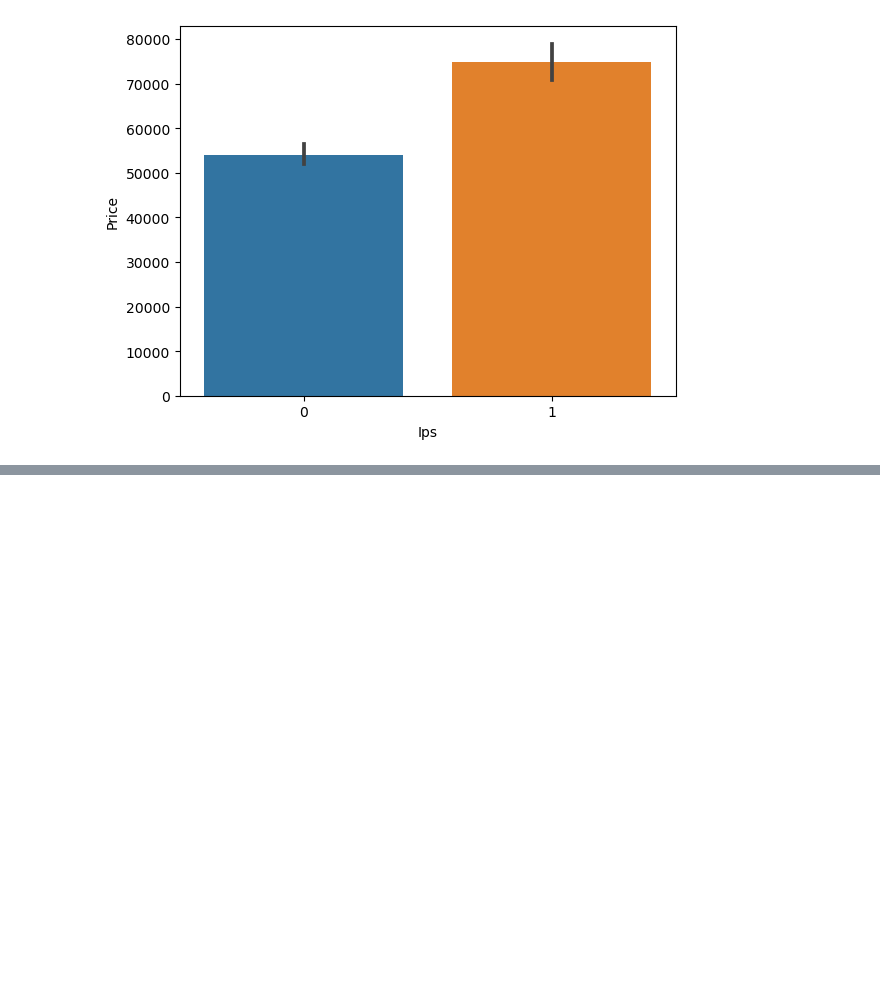
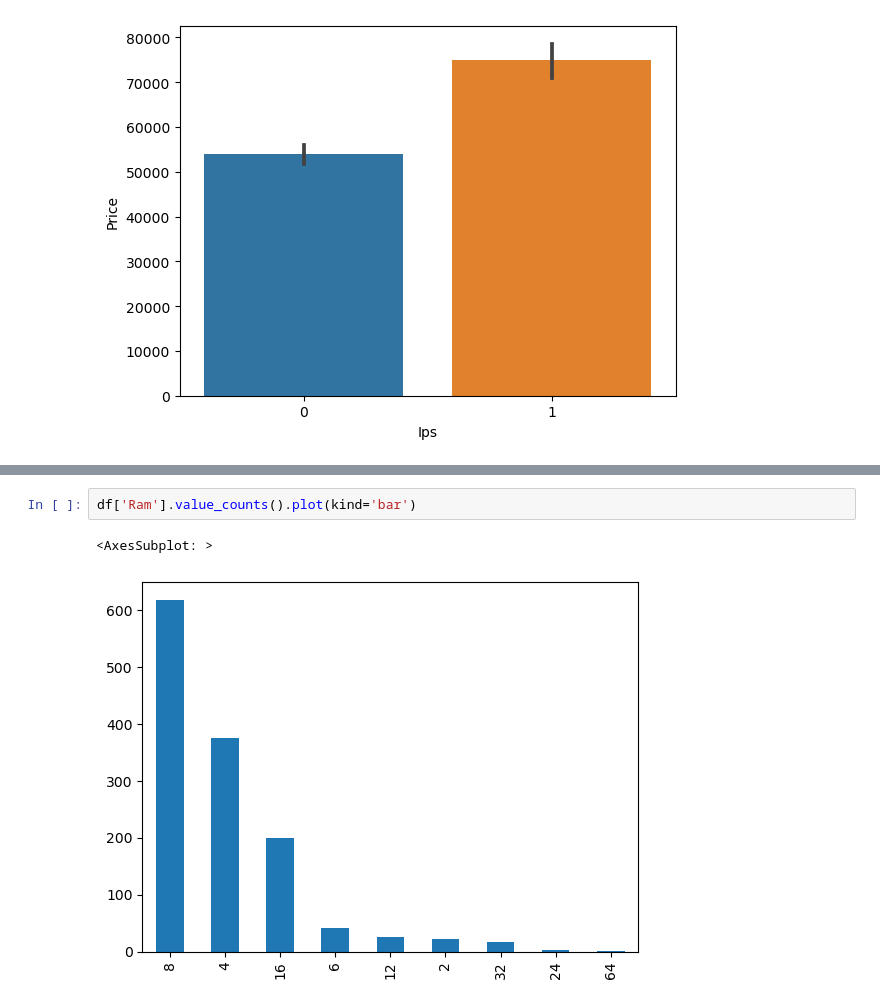
Before and after one commit to SHRISTI-web/Laptop_price_predictor, a Jupyter notebook: laptop_price_predictor.ipynb, the cells around one changed output, grey strips where cells are left out. Saved outputs shown, nothing was run; the diff lists cells and outputs as text; blank space fills up the shorter version.

```diff
--- a/laptop_price_predictor.ipynb
+++ b/laptop_price_predictor.ipynb
@@ -228,0 +390,5 @@ sns.barplot(x=df['Ips'],y=df['Price'])
+# %%
+df['Ram'].value_counts().plot(kind='bar')
+# %% [output]
+<AxesSubplot: >
+[figure, added]
```
Also changed, not shown: parts of 30 cells of this notebook.
